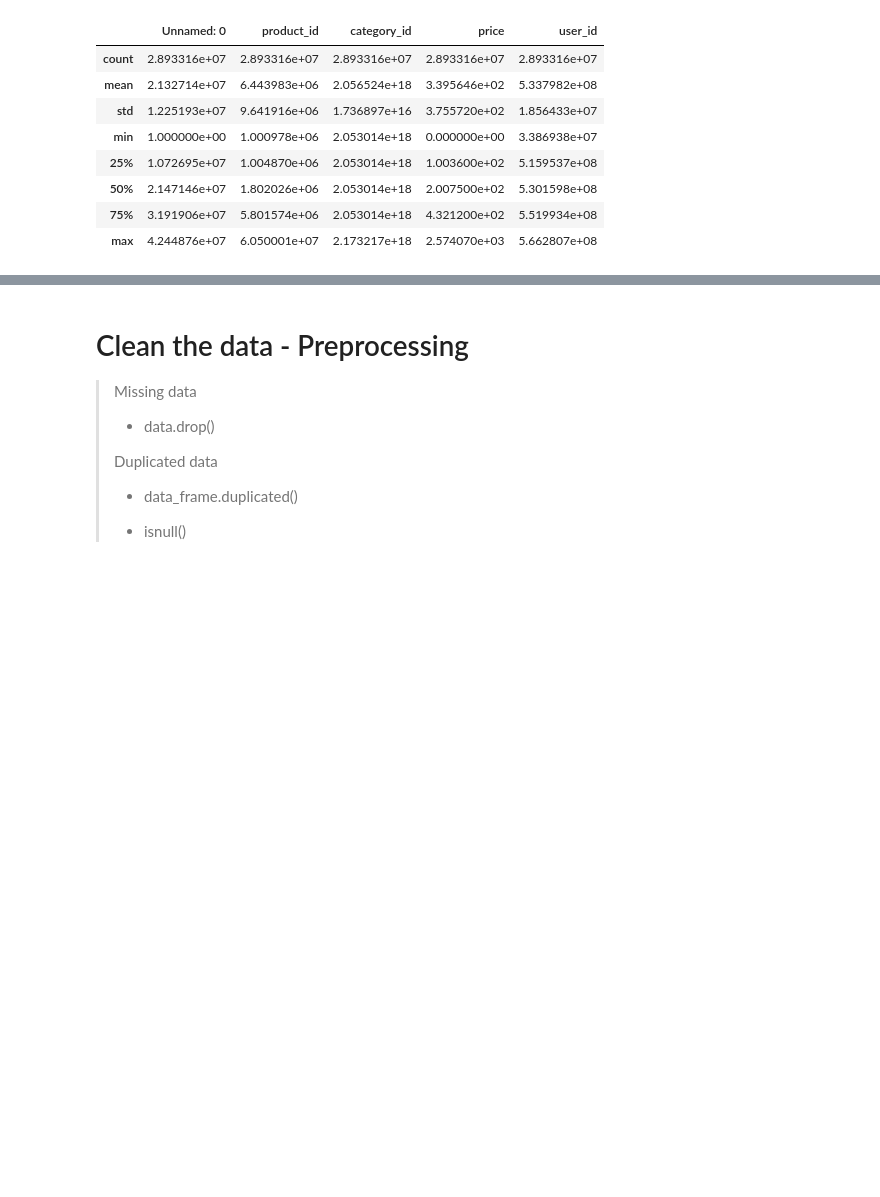
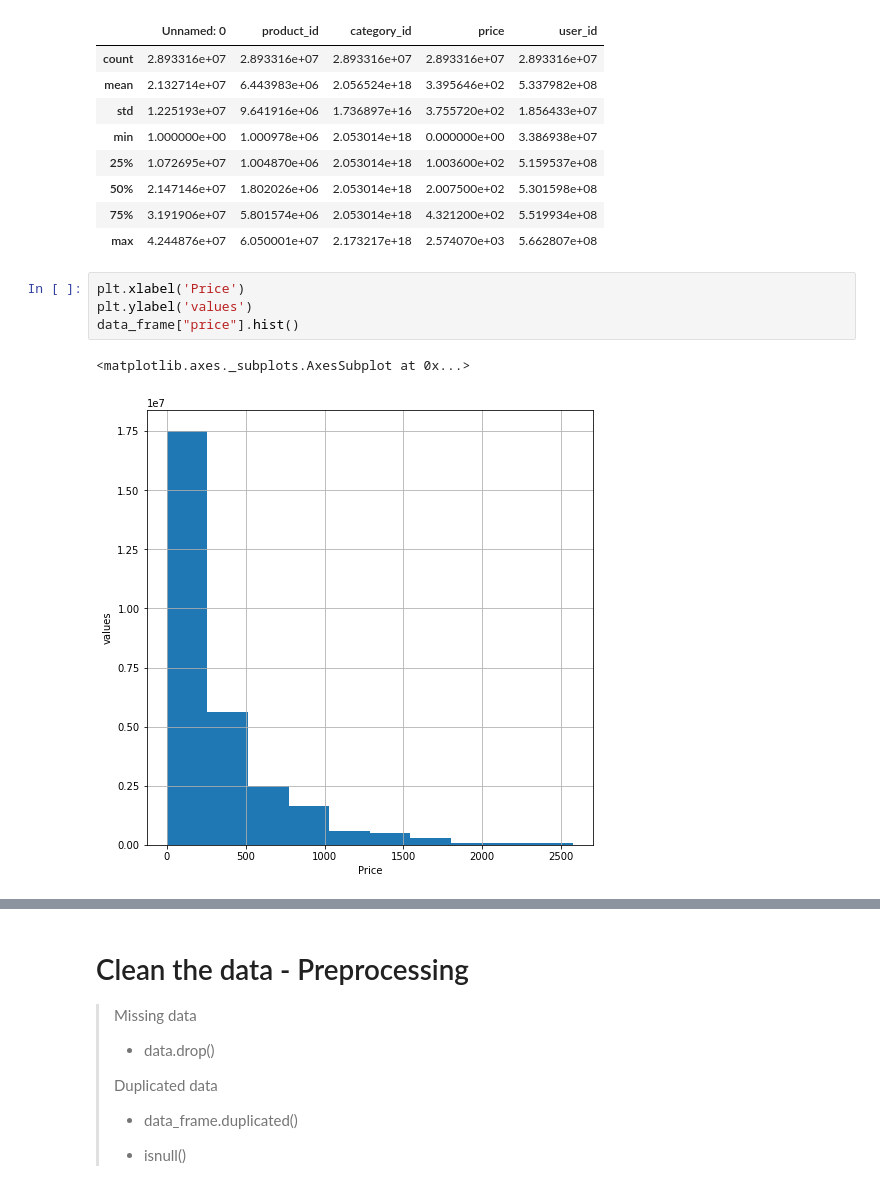
Before and after one commit to Senoirpro/Product-recommendation-for-e-commerce, a Jupyter notebook: Back-end/Machine Learning/last/senoir.ipynb, the cells around one changed output, grey strips where cells are left out. Cells and saved outputs as stored; diff of their text form; blank space fills up the shorter version.

```diff
--- a/Back-end/Machine Learning/last/senoir.ipynb
+++ b/Back-end/Machine Learning/last/senoir.ipynb
@@ -131,3 +145,10 @@ data_frame.describe()
 | 50% | 2.147146e+07 | 1.802026e+06 | 2.053014e+18 | 2.007500e+02 | 5.301598e+08 |
 | 75% | 3.191906e+07 | 5.801574e+06 | 2.053014e+18 | 4.321200e+02 | 5.519934e+08 |
 | max | 4.244876e+07 | 6.050001e+07 | 2.173217e+18 | 2.574070e+03 | 5.662807e+08 |
+# %%
+plt.xlabel('Price')
+plt.ylabel('values')
+data_frame["price"].hist()
+# %% [output]
+<matplotlib.axes._subplots.AxesSubplot at 0x...>
+[figure, added]
```
Also changed, not shown: parts of 26 cells of this notebook.
